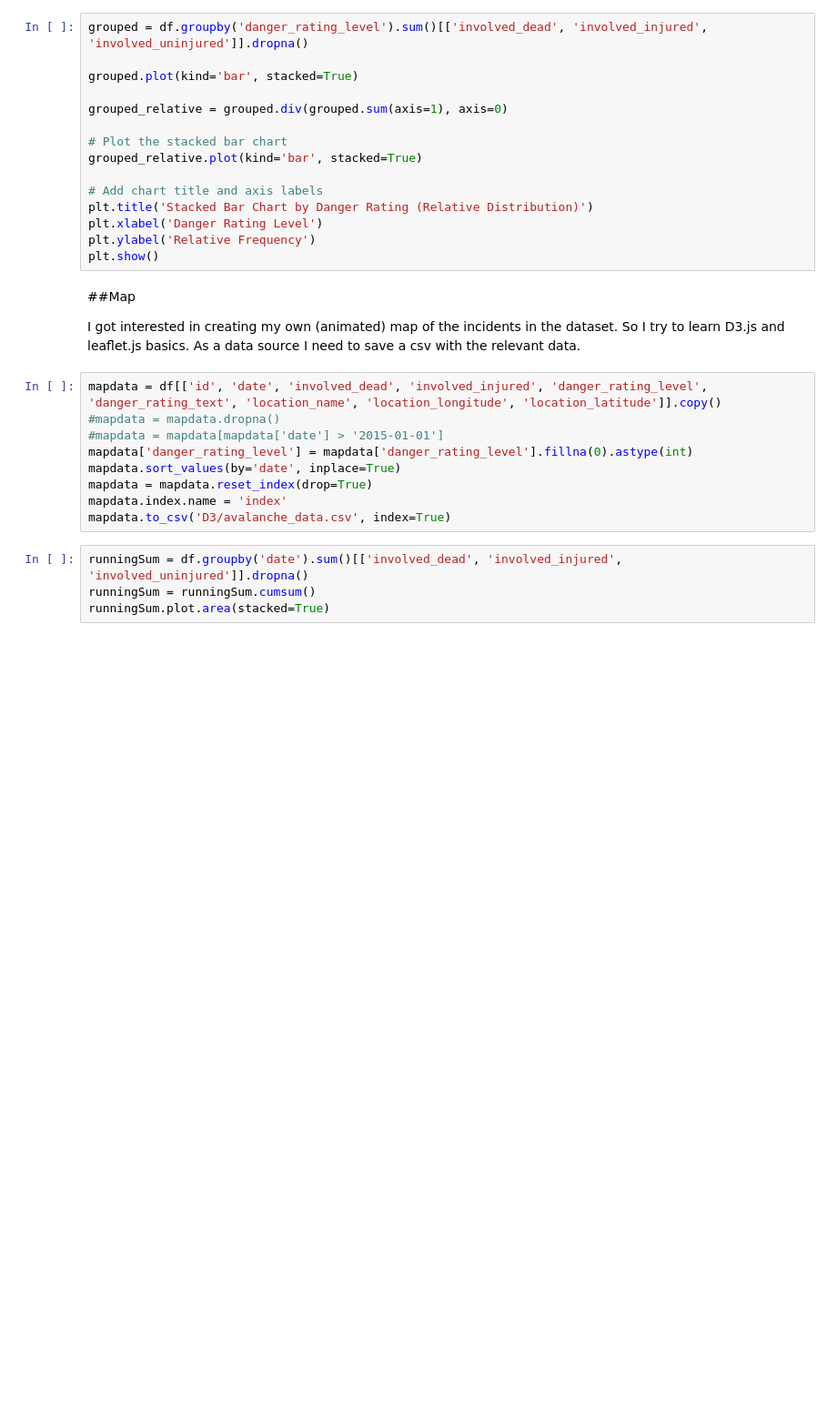
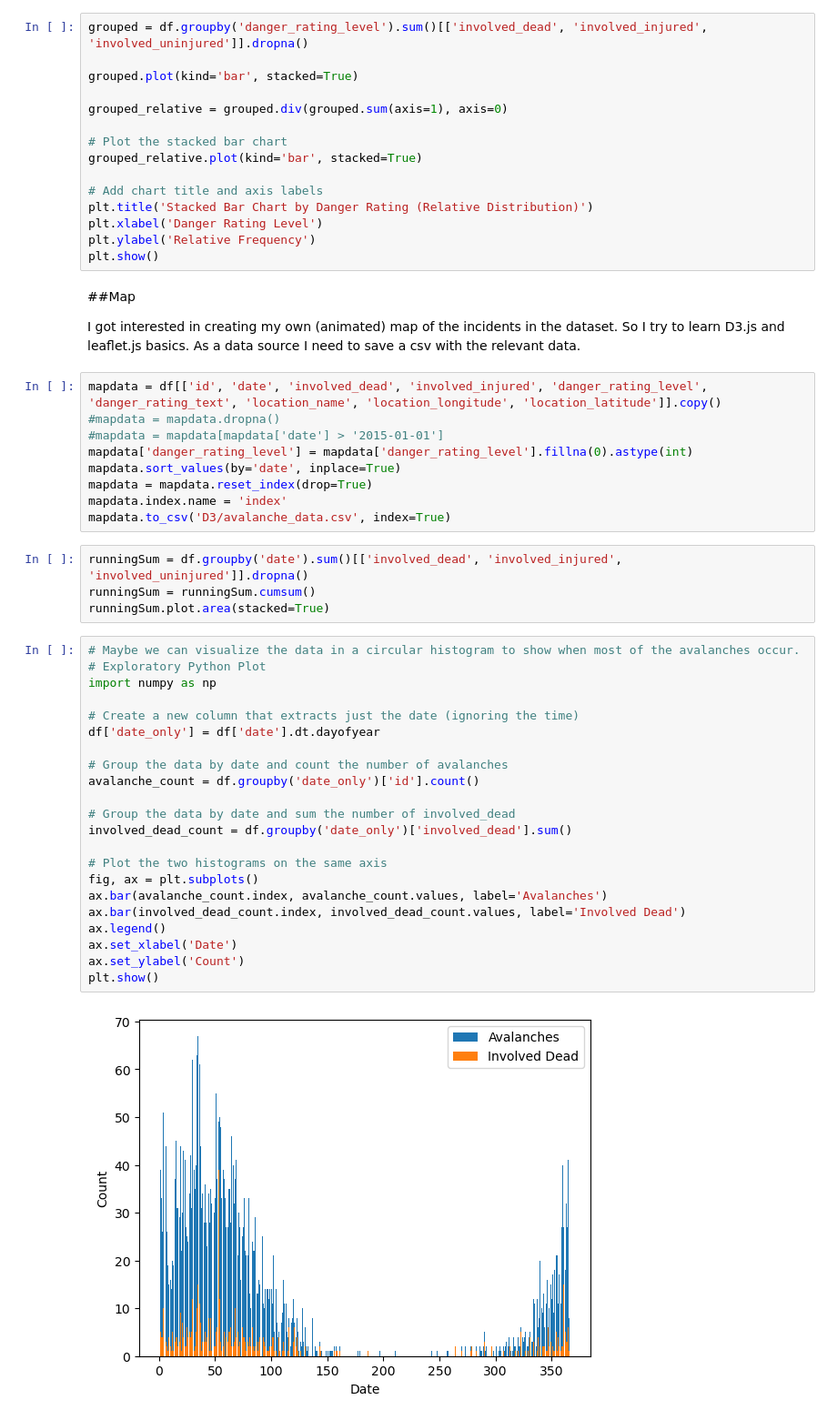
Before and after one commit to PTschaikner/LAWIS_DataAnalysis, a Jupyter notebook: LAWIS_DataAnalysis.ipynb, the cells around one changed output. Shown: that part at 91% size. Cells and saved outputs as stored; diff of their text form; blank space fills up the shorter version.

Commit message:
Added exploratory data analysis and plot sketches

```diff
--- a/LAWIS_DataAnalysis.ipynb
+++ b/LAWIS_DataAnalysis.ipynb
@@ -176,3 +195,27 @@ mapdata.to_csv('D3/avalanche_data.csv', index=True)
 runningSum = df.groupby('date').sum()[['involved_dead', 'involved_injured', 'involved_uninjured']].dropna()
 runningSum = runningSum.cumsum()
 runningSum.plot.area(stacked=True)
+# %%
+# Maybe we can visualize the data in a circular histogram to show when most of the avalanches occur.
+# Exploratory Python Plot
+import numpy as np
+
+# Create a new column that extracts just the date (ignoring the time)
+df['date_only'] = df['date'].dt.dayofyear
+
+# Group the data by date and count the number of avalanches
+avalanche_count = df.groupby('date_only')['id'].count()
+
+# Group the data by date and sum the number of involved_dead
+involved_dead_count = df.groupby('date_only')['involved_dead'].sum()
+
+# Plot the two histograms on the same axis
+fig, ax = plt.subplots()
+ax.bar(avalanche_count.index, avalanche_count.values, label='Avalanches')
+ax.bar(involved_dead_count.index, involved_dead_count.values, label='Involved Dead')
+ax.legend()
+ax.set_xlabel('Date')
+ax.set_ylabel('Count')
+plt.show()
+# %% [output]
+[figure, added]
```
Also changed, not shown: parts of 3 cells of this notebook.
